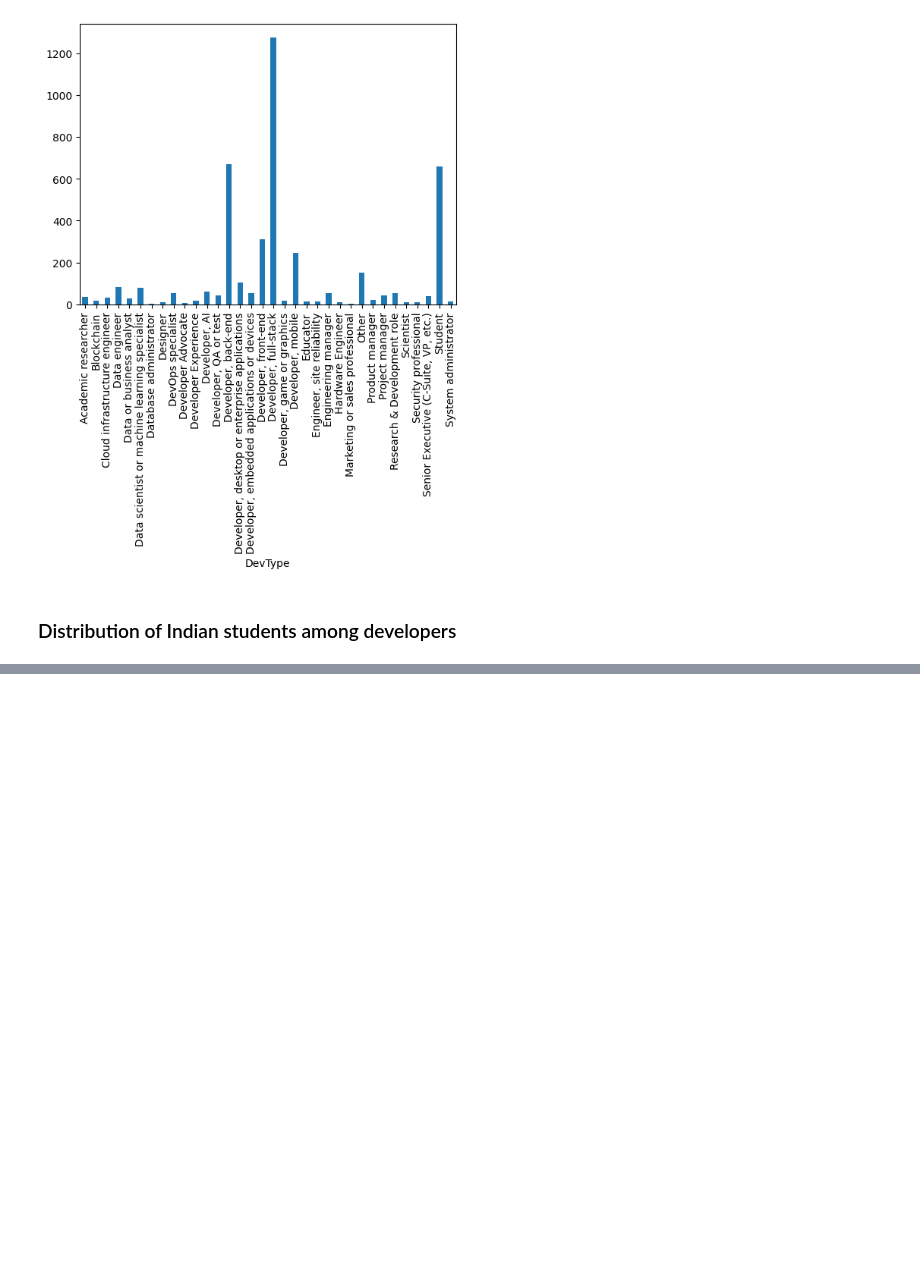
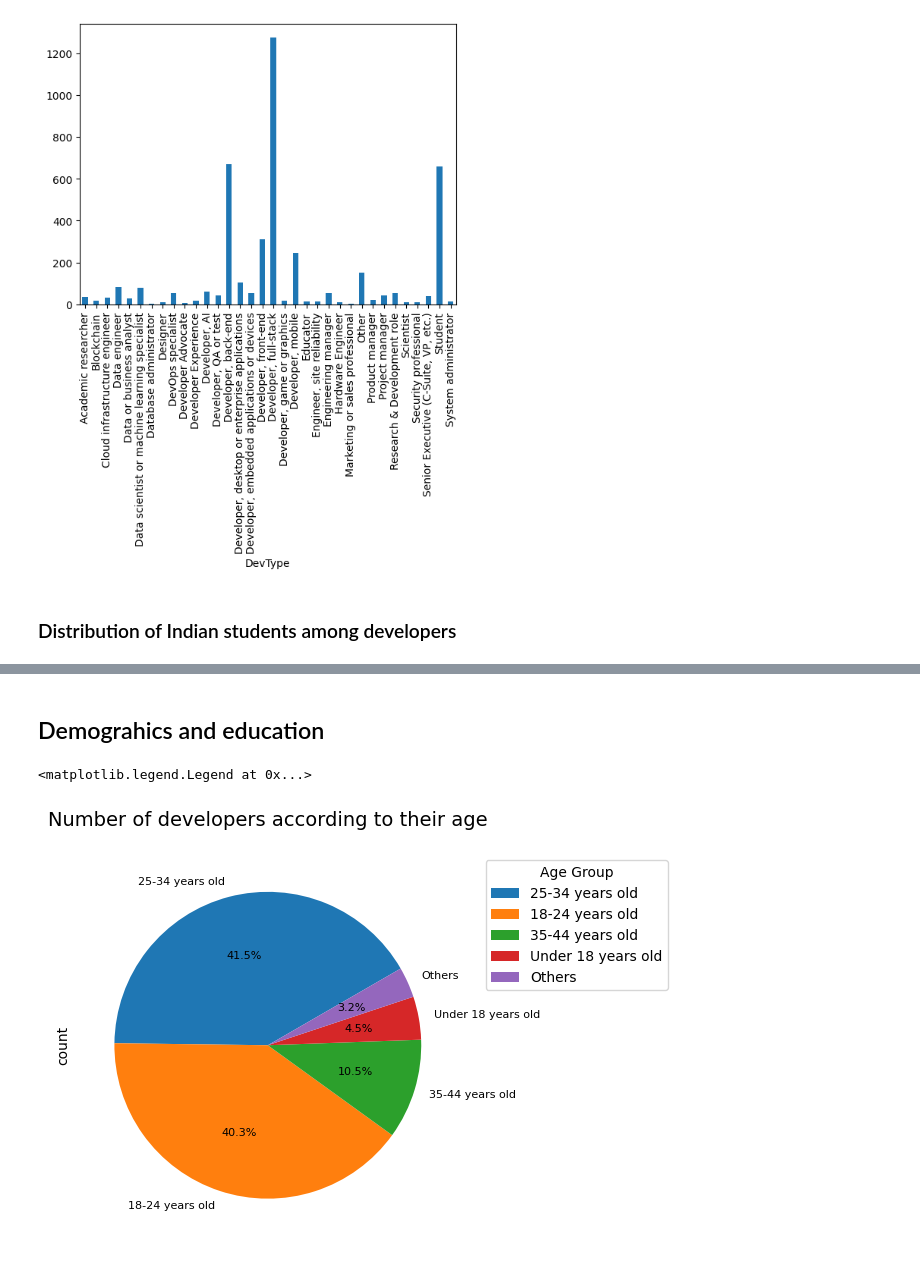
Before and after one commit to Kemphire/dav-project, a Jupyter notebook: main.ipynb, the cells around one changed output, grey strips where cells are left out. Saved outputs shown, nothing was run; the diff lists cells and outputs as text; code cells hidden in the pictures; blank space fills up the shorter version.

```diff
--- a/main.ipynb
+++ b/main.ipynb
@@ -394,0 +421,23 @@ Under 18 years old     160.0              32 Index(['18-24 years old', '25-34 ye
+# %% [markdown]
+## Demograhics and education
+# %%
+# Age distribution of Indian devs in pie chart
+
+people_in_age_grp = df.loc[:, "Age"].value_counts()
+top_4_age_grp = people_in_age_grp[:4]
+marginal_numbers_total = people_in_age_grp[4:].sum()
+top_4_age_grp["Others"] = marginal_numbers_total
+
+plt.title("Number of developers according to their age", fontsize=14, pad=20)
+plt.tight_layout()
+
+
+ax = top_4_age_grp.plot.pie(autopct="%1.1f%%", startangle=30, fontsize=8)
+
+for container in ax.containers:
+    ax.bar_label(container, fmt="%.0f", padding=3, fontsize=8)
+
+plt.legend(title="Age Group", bbox_to_anchor=(1.05, 1), loc="upper left")
+# %% [output]
+<matplotlib.legend.Legend at 0x...>
+[figure, added]
```
Also changed, not shown: parts of 30 cells of this notebook.
